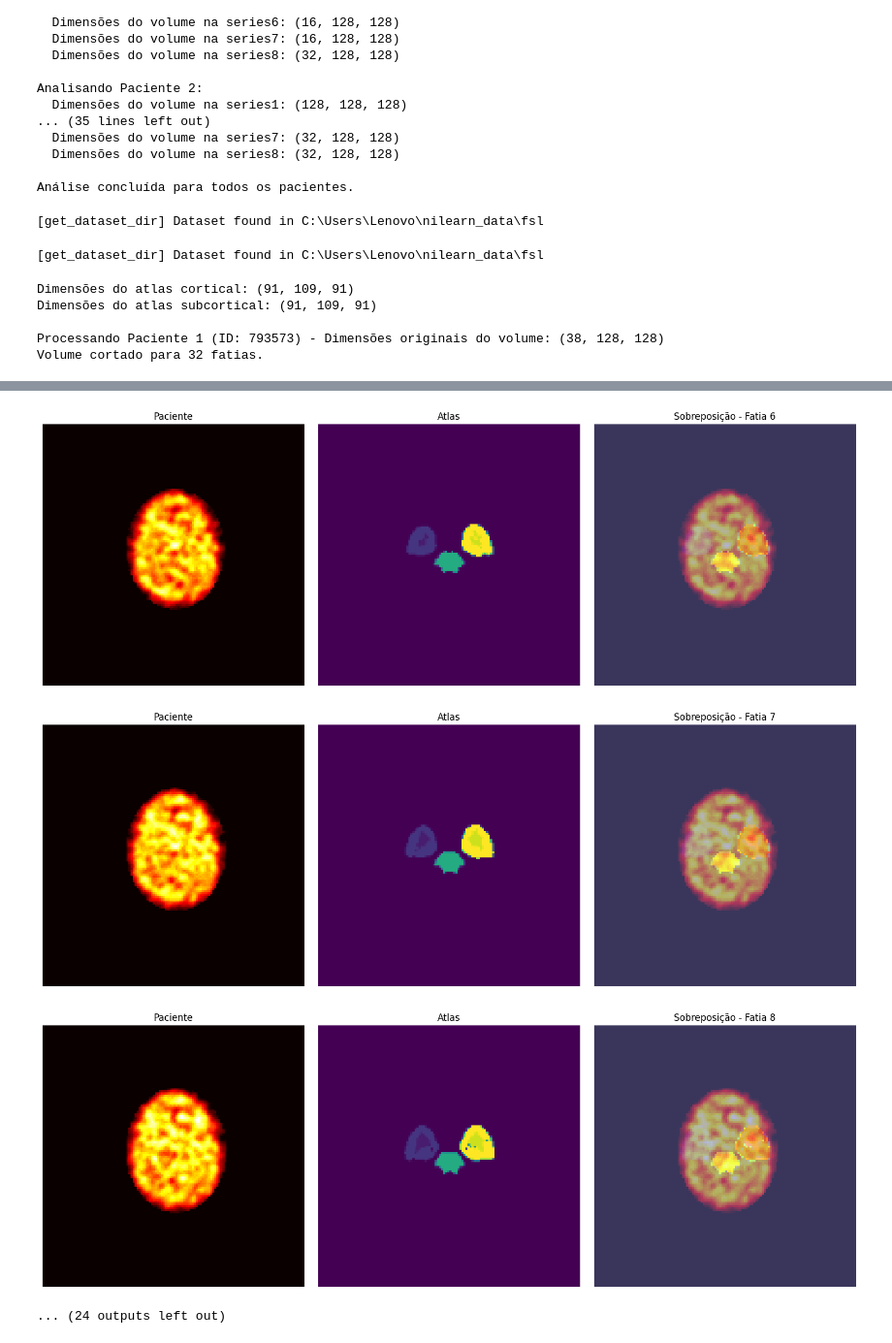
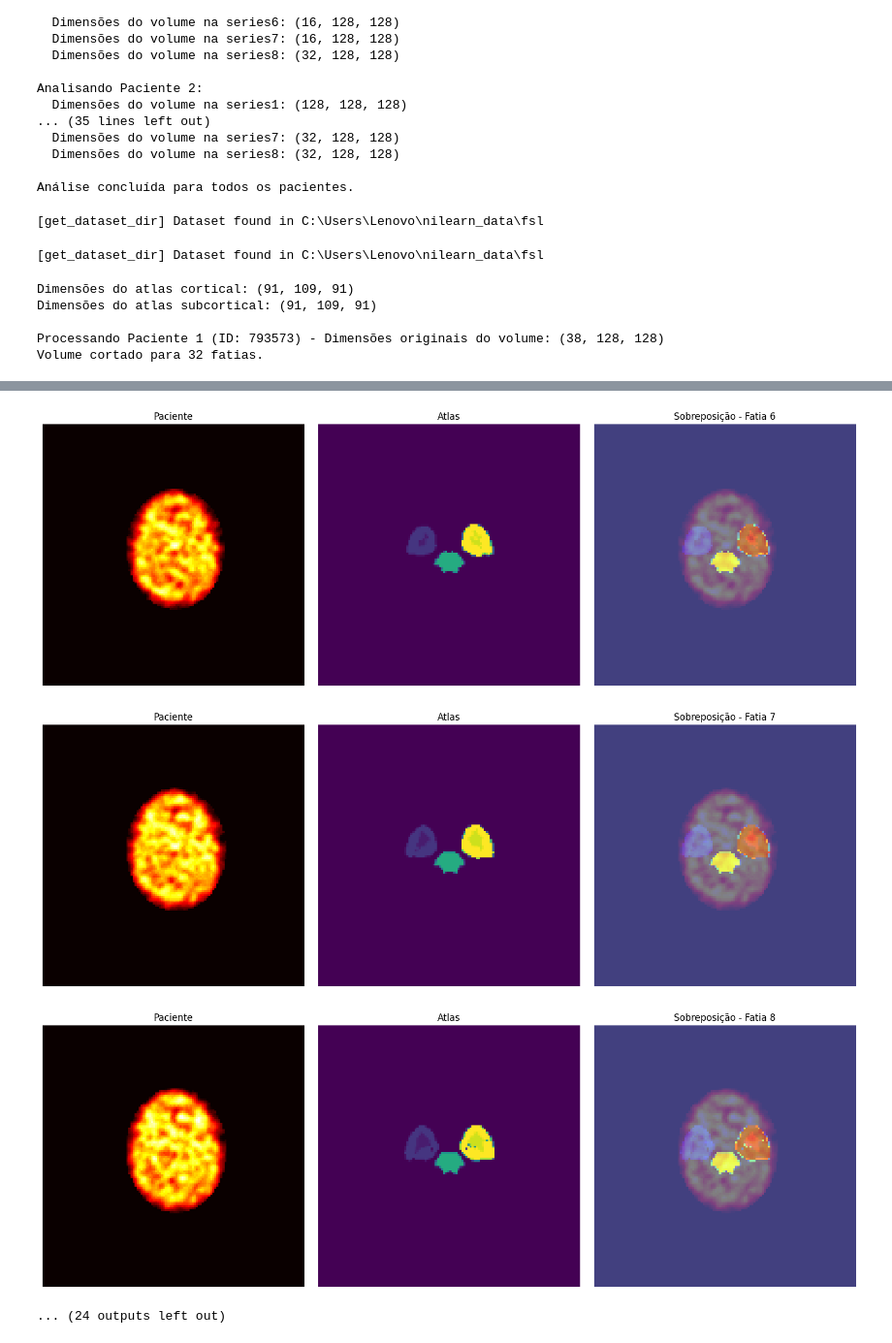
Before and after one commit to WoolierBrooks/Trodat-Neuro-Analyzer, a Jupyter notebook: notebook.ipynb, the cells around one changed output, grey strips where cells are left out. Shown at 97% size. Cells and saved outputs as stored; diff of their text form; code cells hidden in the pictures.

```diff
--- a/notebook.ipynb
+++ b/notebook.ipynb
@@ -176,8 +176,8 @@ for dicom_path, patient_folder in zip(dicom_paths, patient_folders):
             plt.axis('off')
 
             plt.subplot(1, 3, 3)
-            plt.imshow(aligned_slice, cmap='hot', alpha=0.7)
-            plt.imshow(atlas_sub_slice_resized, cmap='jet', alpha=0.3)
+            plt.imshow(aligned_slice, cmap='hot', alpha=0.5)
+            plt.imshow(atlas_sub_slice_resized, cmap='jet', alpha=0.5)
             plt.title(f'Sobreposição - Fatia {slice_idx}')
             plt.axis('off')
 
@@ -227,4 +227,4 @@ Volume cortado para 32 fatias.
-[figure, old version]
+[figure, new version]
-[figure, old version]
+[figure, new version]
-[figure, old version]
+[figure, new version]
 ... (24 outputs left out)
```
Also changed, not shown: parts of 1 cell of this notebook.
